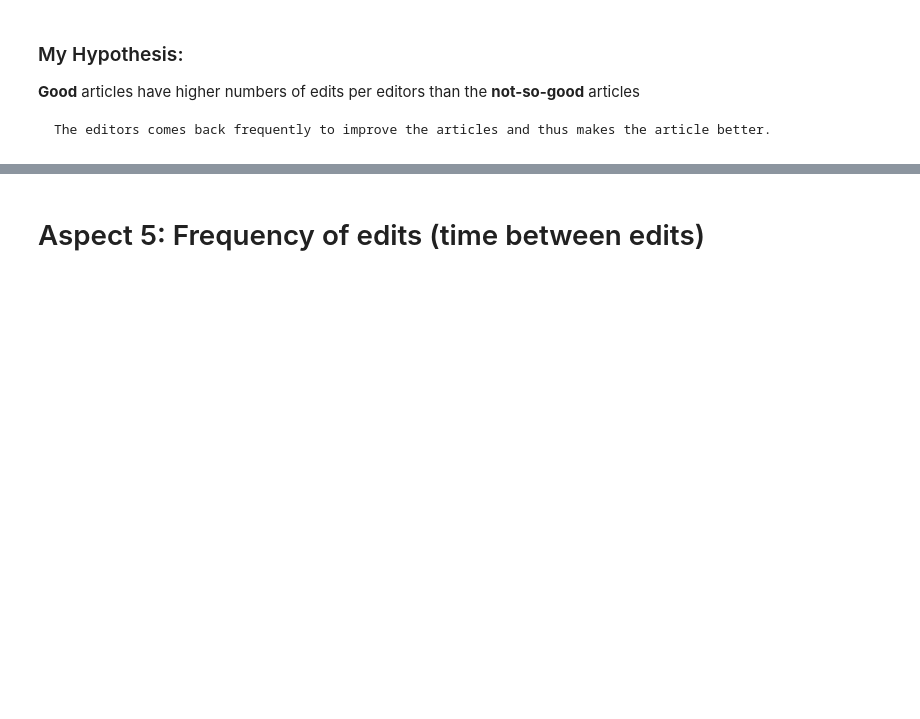
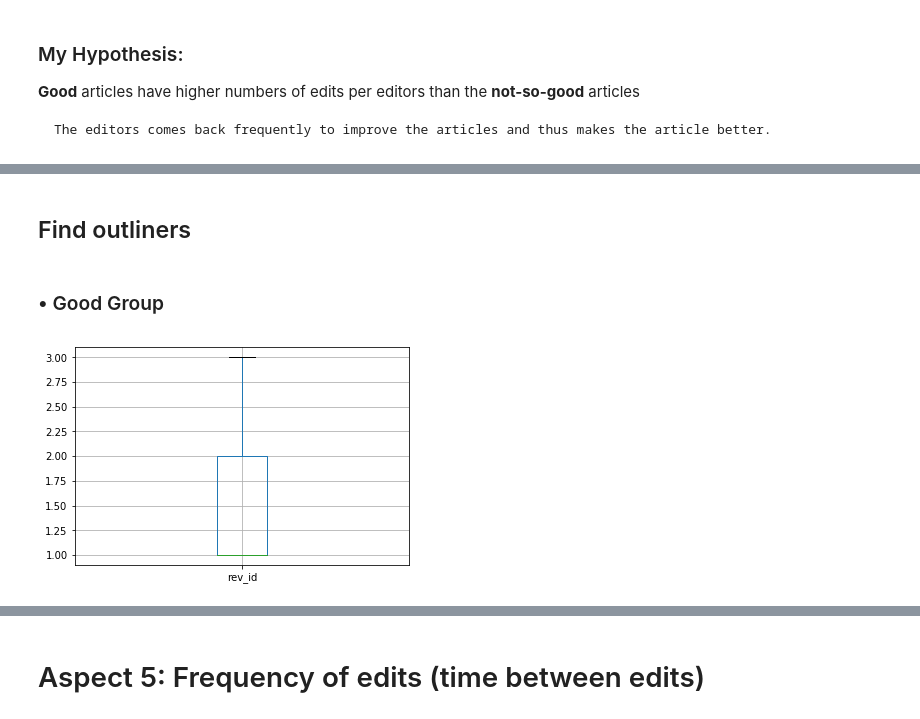
Before and after one commit to wenoptics/social-data-analysis, a Jupyter notebook: analysis_report.ipynb, the cells around one changed output, grey strips where cells are left out. Cells and saved outputs as stored; diff of their text form; code cells hidden in the pictures; blank space fills up the shorter version.

```diff
--- a/analysis_report.ipynb
+++ b/analysis_report.ipynb
@@ -170,0 +156,6 @@ This concludes that my hypothesis that **Good** articles have more diverse numbe
+# %%
+task2_good = articles_good.groupby(['Article', 'user']).agg('rev_id').count()
+task2_nsgood = articles_nsgood.groupby(['Article', 'user']).agg('rev_id').count()
+
+print('Edits per editor description:\nGood\t|\tNot-So-Good')
+pd.concat([task2_good.describe(), task2_nsgood.describe()], axis=1)
@@ -170,0 +174,8 @@ This concludes that my hypothesis that **Good** articles have more diverse numbe
+# %% [markdown]
+## Find outliners
+# %% [markdown]
+###  • Good Group
+# %%
+_=pd.DataFrame(task2_good).boxplot(showfliers=False)
+# %% [output]
+[figure, added]
```
Also changed, not shown: parts of 46 cells of this notebook.
